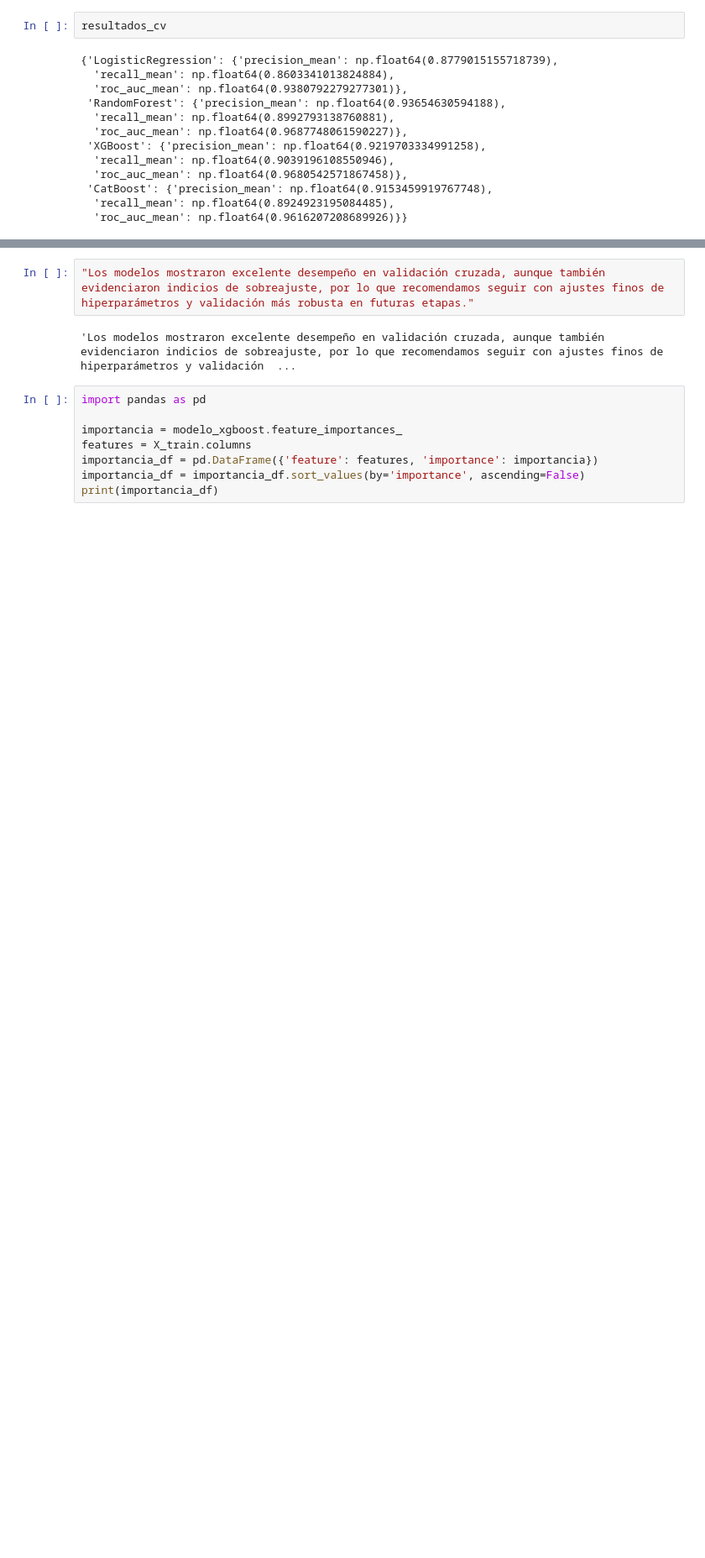
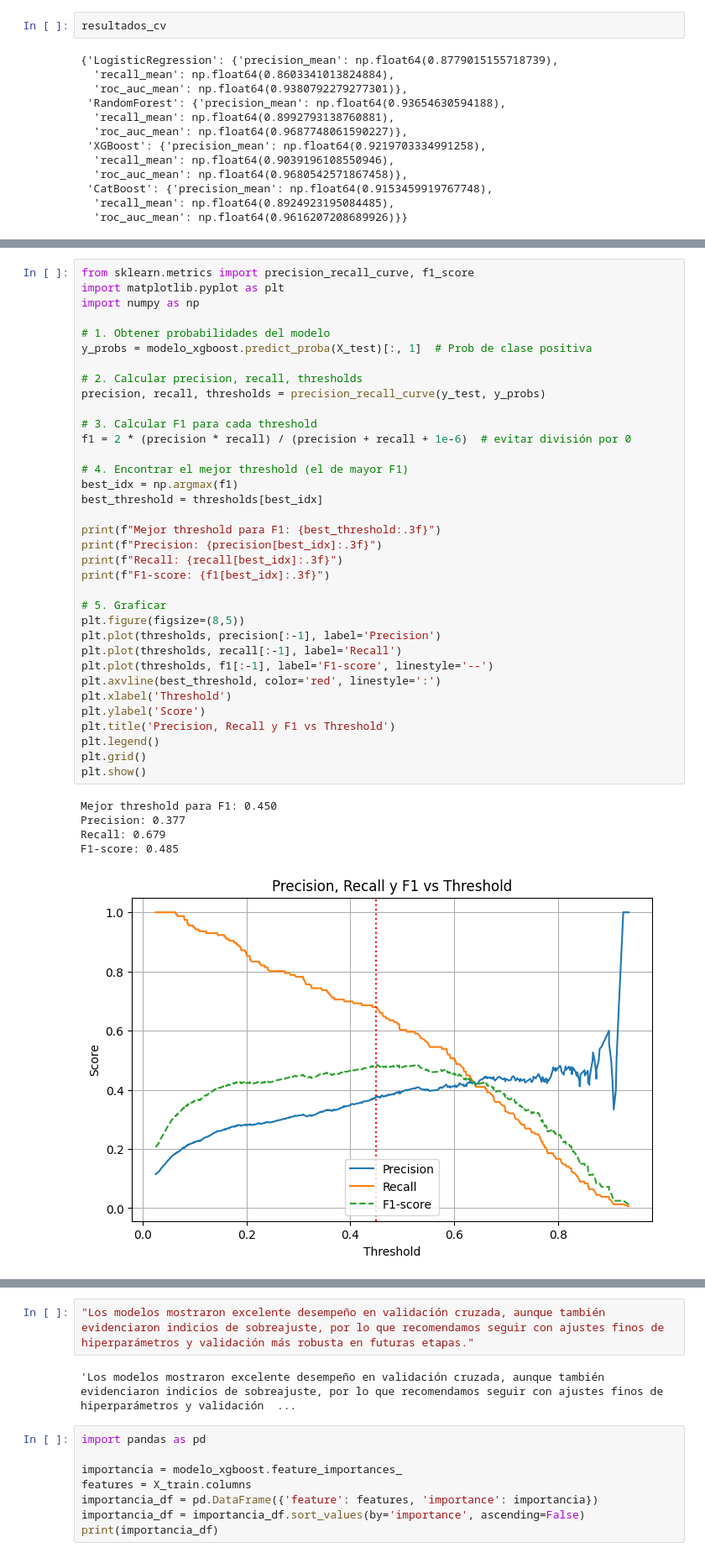
Before and after one commit to AleDuran96/ProyectoMercadoLibre, a Jupyter notebook: src/Notebooks/exploracion.ipynb, the cells around one changed output, grey strips where cells are left out. Shown: that part at 84% size. Saved outputs shown, nothing was run; the diff lists cells and outputs as text; blank space fills up the shorter version.

```diff
--- a/src/Notebooks/exploracion.ipynb
+++ b/src/Notebooks/exploracion.ipynb
@@ -260,0 +270,41 @@ plot_roc_curve(modelo_xgboost, X_test, y_test)
+# %%
+from sklearn.metrics import precision_recall_curve, f1_score
+import matplotlib.pyplot as plt
+import numpy as np
+
+# 1. Obtener probabilidades del modelo
+y_probs = modelo_xgboost.predict_proba(X_test)[:, 1]  # Prob de clase positiva
+
+# 2. Calcular precision, recall, thresholds
+precision, recall, thresholds = precision_recall_curve(y_test, y_probs)
+
+# 3. Calcular F1 para cada threshold
+f1 = 2 * (precision * recall) / (precision + recall + 1e-6)  # evitar división por 0
+
+# 4. Encontrar el mejor threshold (el de mayor F1)
+best_idx = np.argmax(f1)
+best_threshold = thresholds[best_idx]
+
+print(f"Mejor threshold para F1: {best_threshold:.3f}")
+print(f"Precision: {precision[best_idx]:.3f}")
+print(f"Recall: {recall[best_idx]:.3f}")
+print(f"F1-score: {f1[best_idx]:.3f}")
+
+# 5. Graficar
+plt.figure(figsize=(8,5))
+plt.plot(thresholds, precision[:-1], label='Precision')
+plt.plot(thresholds, recall[:-1], label='Recall')
+plt.plot(thresholds, f1[:-1], label='F1-score', linestyle='--')
+plt.axvline(best_threshold, color='red', linestyle=':')
+plt.xlabel('Threshold')
+plt.ylabel('Score')
+plt.title('Precision, Recall y F1 vs Threshold')
+plt.legend()
+plt.grid()
+plt.show()
+# %% [output]
+Mejor threshold para F1: 0.450
+Precision: 0.377
+Recall: 0.679
+F1-score: 0.485
+[figure, added]
```
Also changed, not shown: parts of 9 cells of this notebook, 6 other files.
